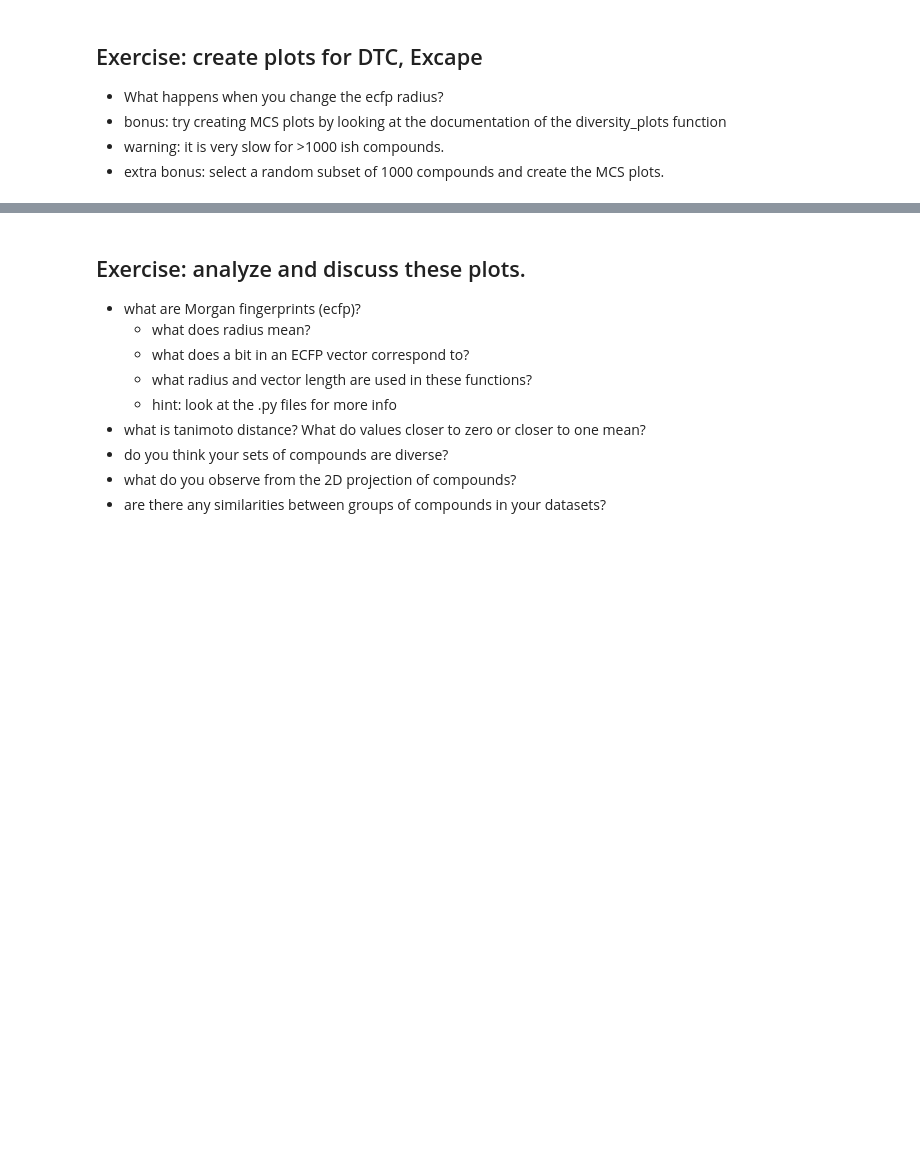
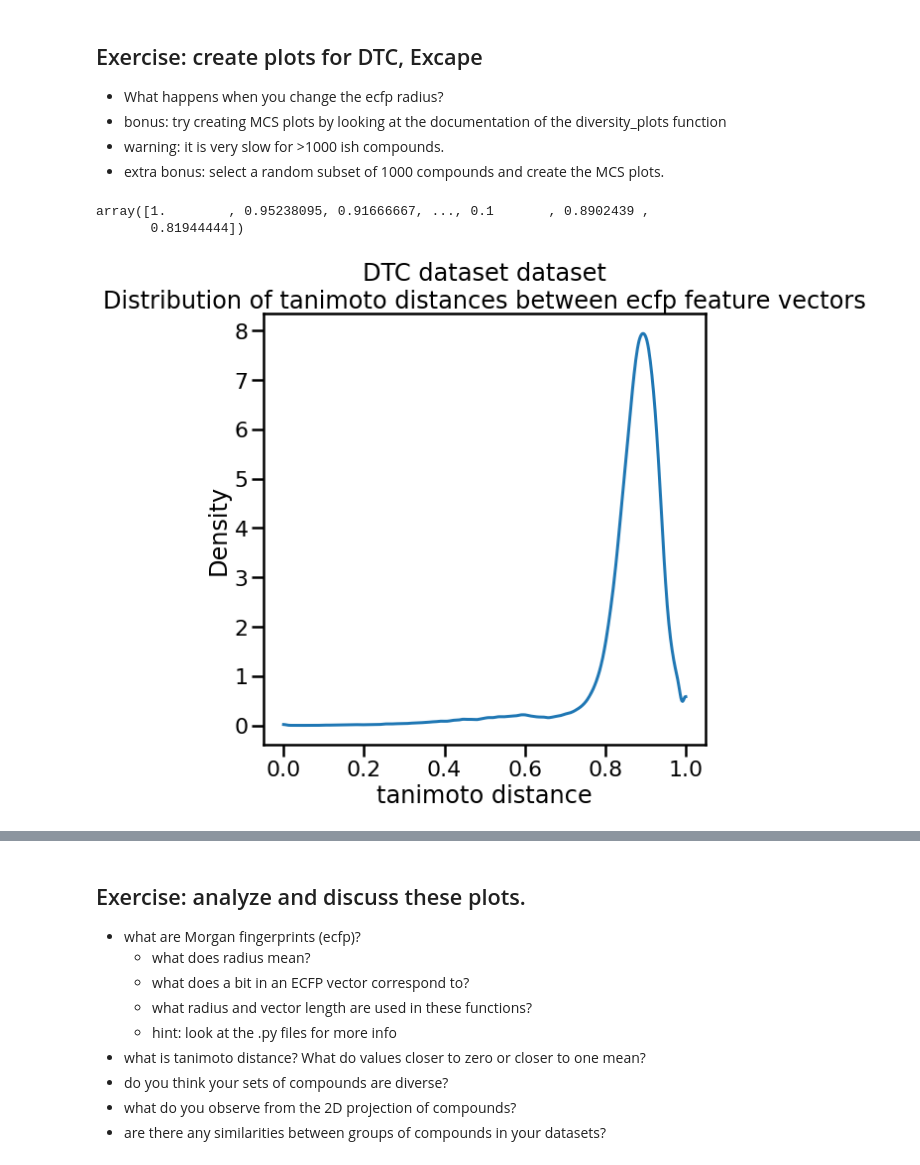
Before and after one commit to ranpei97/E4511-2021-Pei, a Jupyter notebook: HTR2A_EDA_students.ipynb, the cells around one changed output, grey strips where cells are left out. Saved outputs shown, nothing was run; the diff lists cells and outputs as text; code cells hidden in the pictures; blank space fills up the shorter version.

```diff
--- a/HTR2A_EDA_students.ipynb
+++ b/HTR2A_EDA_students.ipynb
@@ -754,3 +808,9 @@ Done
 - bonus: try creating MCS plots by looking at the documentation of the diversity_plots function
 - warning: it is very slow for >1000 ish compounds.
 - extra bonus: select a random subset of 1000 compounds and create the MCS plots.
+# %%
+plot_tani_dist_distr(dtc_ic50, 'base_rdkit_smiles', 'DTC dataset') # check for NA or other types
+# %% [output]
+array([1.        , 0.95238095, 0.91666667, ..., 0.1       , 0.8902439 ,
+       0.81944444])
+[figure, added]
```
Also changed, not shown: parts of 26 cells of this notebook.
